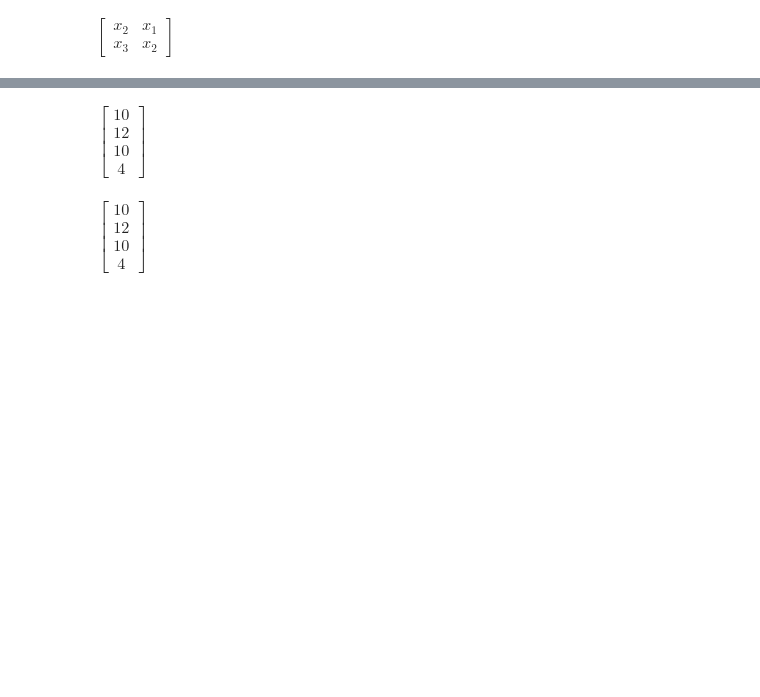
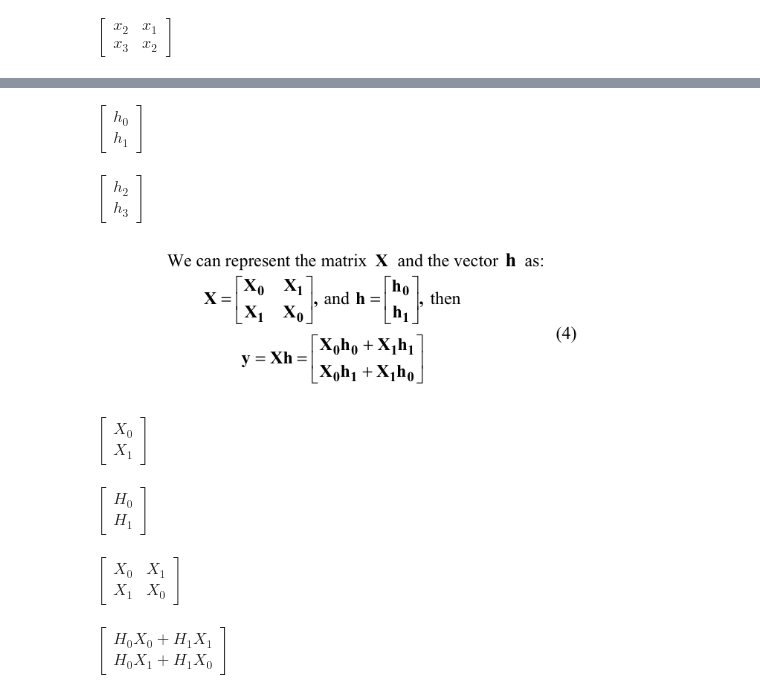
Before and after one commit to tarsioonofrio/fast-convolution-rtl, a Jupyter notebook: diaz-perez.ipynb, the cells around one changed output, grey strips where cells are left out. Drawn from its saved outputs; the diff is of its cells as text; code cells hidden in the pictures; blank space fills up the shorter version.

```diff
--- a/diaz-perez.ipynb
+++ b/diaz-perez.ipynb
@@ -317,9 +169,0 @@ $\displaystyle \left[\begin{matrix}1 & 2 & 0 & 0\\2 & 1 & 0 & 0\\0 & 0 & -1 & 1\
-# %%
-sy.Matrix(symmetrical_cyclic_convolution(range(len(di.flat())), range(len(gi.flat()))))
-# %% [output]
-$\displaystyle \left[\begin{matrix}10\\12\\10\\4\end{matrix}\right]$
-# %%
-r = cc_mtx * gg_mtx_subs * dd_mtx * sy.Matrix([0, 1, 2, 3])
-r
-# %% [output]
-$\displaystyle \left[\begin{matrix}10\\12\\10\\4\end{matrix}\right]$
@@ -325,0 +172,36 @@ $\displaystyle \left[\begin{matrix}10\\12\\10\\4\end{matrix}\right]$
+# %%
+lst_hx0[0] = sy.Matrix(h0[0:2])
+lst_hx0[0]
+# %% [output]
+$\displaystyle \left[\begin{matrix}h_{0}\\h_{1}\end{matrix}\right]$
+# %%
+lst_hx0[1] = sy.Matrix(h0[2:4])
+lst_hx0[1]
+# %% [output]
+$\displaystyle \left[\begin{matrix}h_{2}\\h_{3}\end{matrix}\right]$
+# %%
+plot_pdf2col(doc[1], 1, [.685, .78])
+# %% [output]
+[figure, added]
+# %%
+xx = sy.Matrix(sy.symbols(" ".join(f"X_{i}"for i in range(x_num))))
+xx
+# %% [output]
+$\displaystyle \left[\begin{matrix}X_{0}\\X_{1}\end{matrix}\right]$
+# %%
+hh = sy.Matrix(sy.symbols(" ".join(f"H_{i}"for i in range(h_num))))
+hh
+# %% [output]
+$\displaystyle \left[\begin{matrix}H_{0}\\H_{1}\end{matrix}\right]$
+# %%
+mxx = sy.Matrix([
+    [xx[0], xx[1]],
+    [xx[1], xx[0]],
+])
+mxx
+# %% [output]
+$\displaystyle \left[\begin{matrix}X_{0} & X_{1}\\X_{1} & X_{0}\end{matrix}\right]$
+# %%
+mxx*hh
+# %% [output]
+$\displaystyle \left[\begin{matrix}H_{0} X_{0} + H_{1} X_{1}\\H_{0} X_{1} + H_{1} X_{0}\end{matrix}\right]$
```
Also changed, not shown: parts of 46 cells of this notebook, 3 other files.
